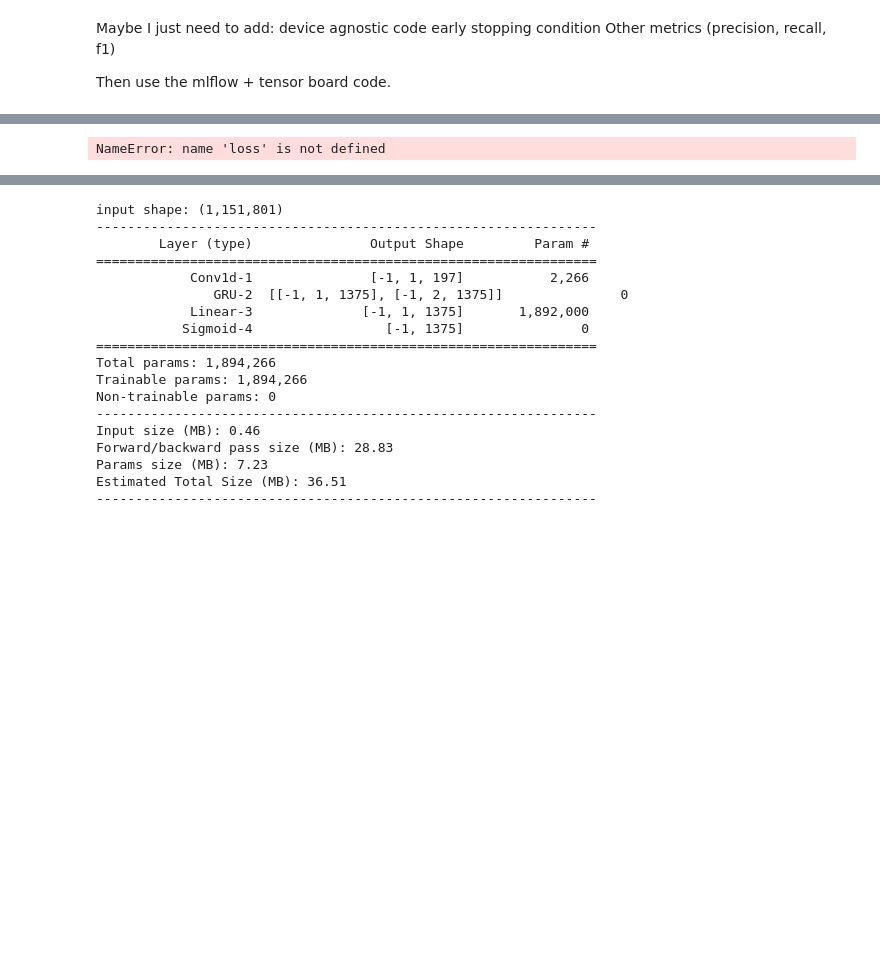
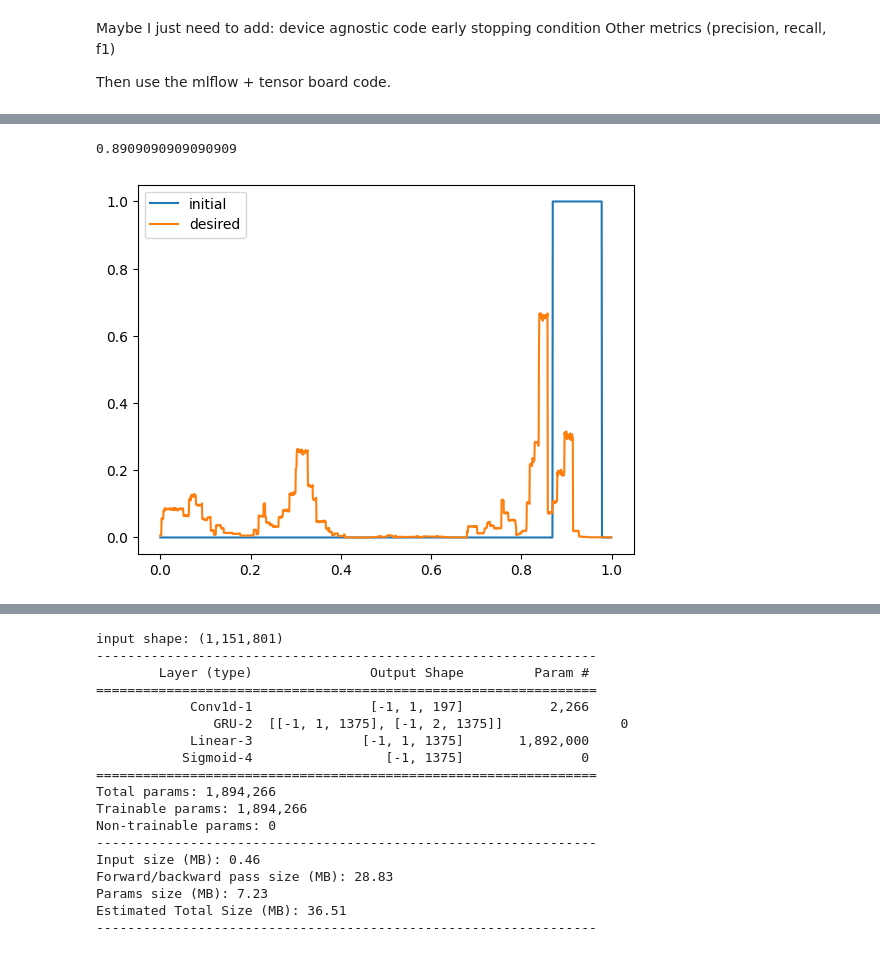
Before and after one commit to aworma4/Trigger_Word_Detction, a Jupyter notebook: functionalising_training.ipynb, the cells around one changed output, grey strips where cells are left out. Cells and saved outputs as stored; diff of their text form; code cells hidden in the pictures; blank space fills up the shorter version.

```diff
--- a/functionalising_training.ipynb
+++ b/functionalising_training.ipynb
@@ -67,4 +53,16 @@ KeyboardInterrupt:
-# %%
-early_stopper.early_stop(loss)
-# %% [output]
-NameError: name 'loss' is not defined
+# %%
+data = testloader[-8]
+
+inputs, labels_og = data
+
+labels =  resize_label(labels_og, args.label_time)
+
+out = model(inputs)
+
+print(get_accuracy(labels, out,cutoff=0.8))
+
+#plot
+plot_new_vs_old_label(labels,out.detach().numpy())
+# %% [output]
+0.8909090909090909
+[figure, added]
```
Also changed, not shown: parts of 5 cells of this notebook, 30 other files.
